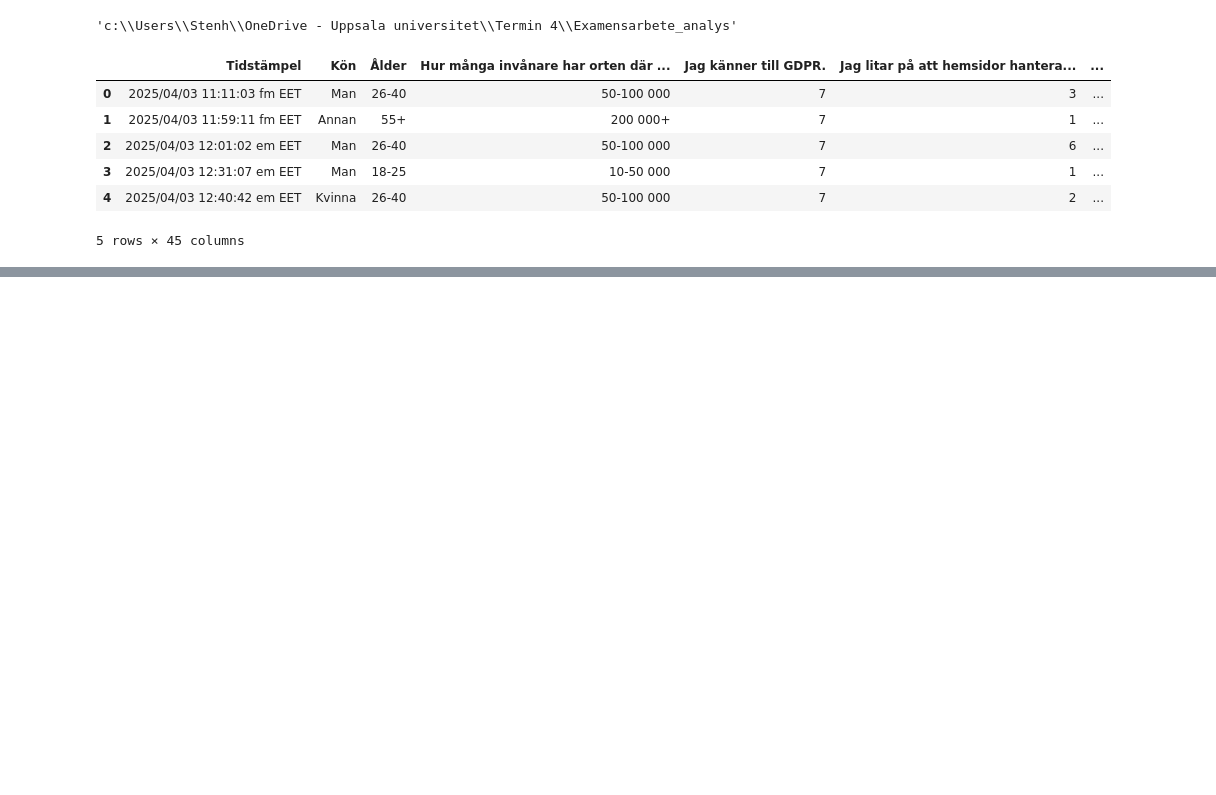
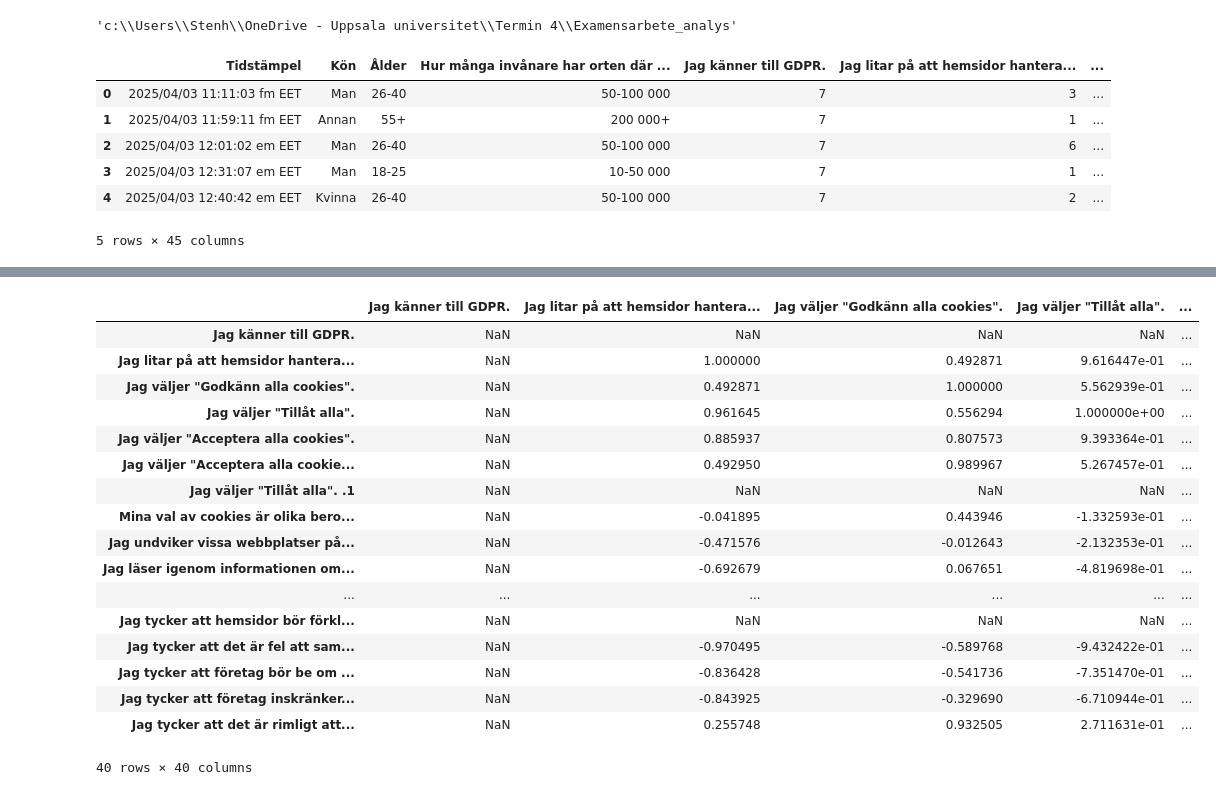
Before and after one commit to stenhoff40/Examensarbete_analys, a Jupyter notebook: analys.ipynb, the cells around one changed output, grey strips where cells are left out. Cells and saved outputs as stored; diff of their text form; code cells hidden in the pictures; blank space fills up the shorter version.

```diff
--- a/analys.ipynb
+++ b/analys.ipynb
@@ -24,0 +46,21 @@ df.head()
+# %%
+df.select_dtypes(include=["number"]).corr()
+# %% [output]
+|  | Jag känner till GDPR. | Jag litar på att hemsidor hantera... | Jag väljer "Godkänn alla cookies". | Jag väljer "Tillåt alla". | ... |
+| Jag känner till GDPR. | NaN | NaN | NaN | NaN | ... |
+| Jag litar på att hemsidor hantera... | NaN | 1.000000 | 0.492871 | 9.616447e-01 | ... |
+| Jag väljer "Godkänn alla cookies". | NaN | 0.492871 | 1.000000 | 5.562939e-01 | ... |
+| Jag väljer "Tillåt alla". | NaN | 0.961645 | 0.556294 | 1.000000e+00 | ... |
+| Jag väljer "Acceptera alla cookies". | NaN | 0.885937 | 0.807573 | 9.393364e-01 | ... |
+| Jag väljer "Acceptera alla cookie... | NaN | 0.492950 | 0.989967 | 5.267457e-01 | ... |
+| Jag väljer "Tillåt alla". .1 | NaN | NaN | NaN | NaN | ... |
+| Mina val av cookies är olika bero... | NaN | -0.041895 | 0.443946 | -1.332593e-01 | ... |
+| Jag undviker vissa webbplatser på... | NaN | -0.471576 | -0.012643 | -2.132353e-01 | ... |
+| Jag läser igenom informationen om... | NaN | -0.692679 | 0.067651 | -4.819698e-01 | ... |
+| ... | ... | ... | ... | ... | ... |
+| Jag tycker att hemsidor bör förkl... | NaN | NaN | NaN | NaN | ... |
+| Jag tycker att det är fel att sam... | NaN | -0.970495 | -0.589768 | -9.432422e-01 | ... |
+| Jag tycker att företag bör be om ... | NaN | -0.836428 | -0.541736 | -7.351470e-01 | ... |
+| Jag tycker att företag inskränker... | NaN | -0.843925 | -0.329690 | -6.710944e-01 | ... |
+| Jag tycker att det är rimligt att... | NaN | 0.255748 | 0.932505 | 2.711631e-01 | ... |
+40 rows × 40 columns
```
Also changed, not shown: parts of 1 cell of this notebook.
